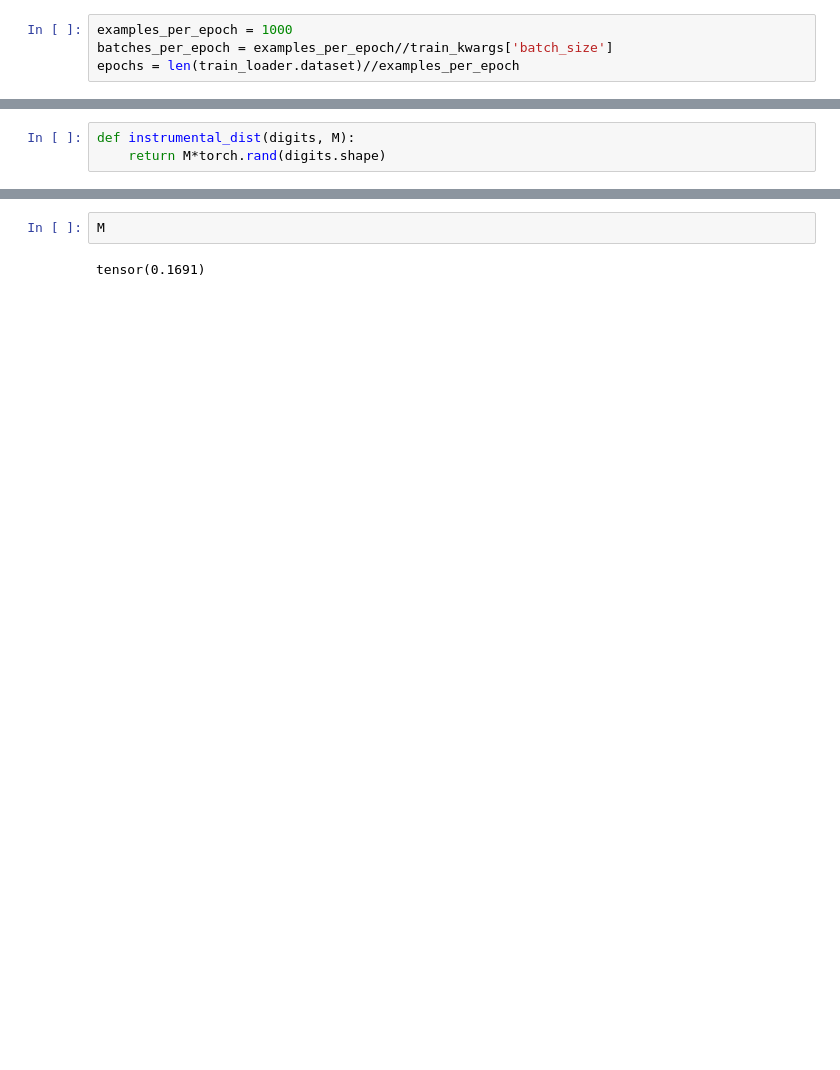
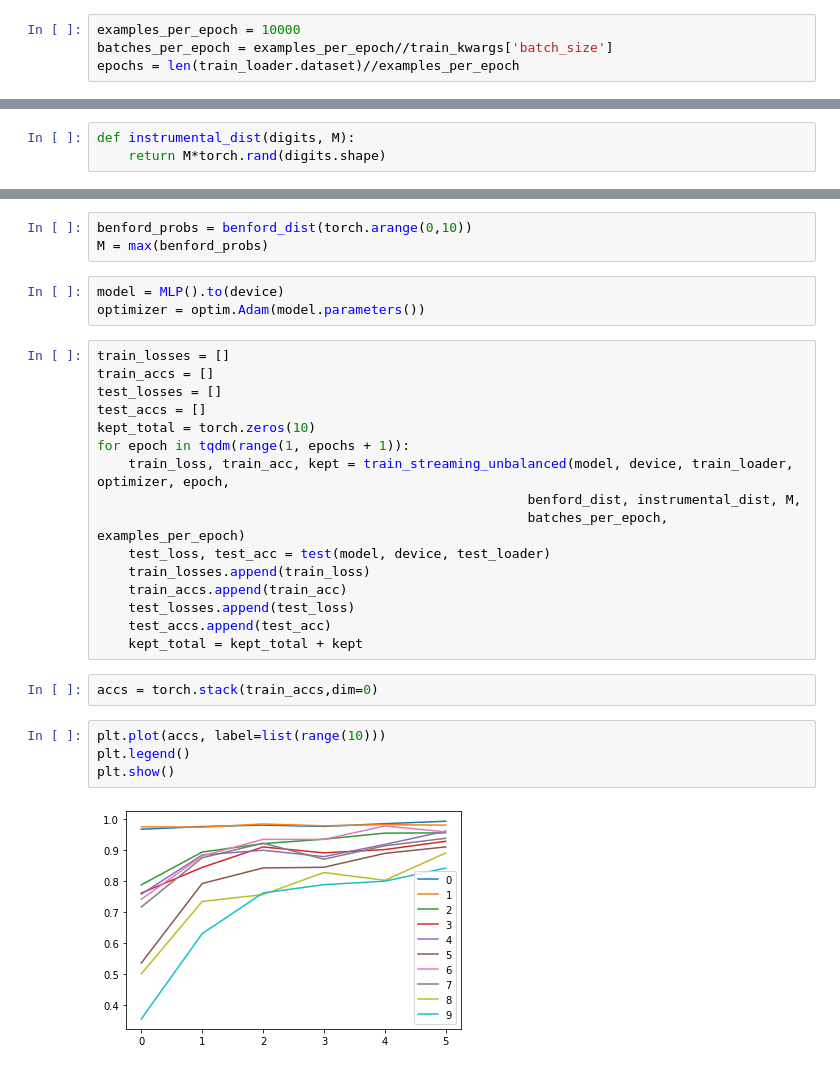
Before and after one commit to akshay-jaggi/novelty, a Jupyter notebook: notebooks/01_basic_model.ipynb, the cells around one changed output, grey strips where cells are left out. Drawn from its saved outputs; the diff is of its cells as text; blank space fills up the shorter version.

```diff
--- a/notebooks/01_basic_model.ipynb
+++ b/notebooks/01_basic_model.ipynb
@@ -110,7 +106,7 @@ plt.show()
 # %% [markdown]
 In a datastreaming context, we assume that the model can only see each of the 60000 training examples once. Therefore, we'd like to maximize the information gain from each training example. We'll still use 10 epochs, but each epoch will only be 10000 examples.
 # %%
-examples_per_epoch = 1000
+examples_per_epoch = 10000
 batches_per_epoch = examples_per_epoch//train_kwargs['batch_size']
 epochs = len(train_loader.dataset)//examples_per_epoch
 # %%
@@ -193,4 +201,30 @@ tensor([5923, 3890, 2476, 1996, 1602, 1214, 1139, 1031,  928,  855])
-# %%
-M
-# %% [output]
-tensor(0.1691)
+# %%
+benford_probs = benford_dist(torch.arange(0,10))
+M = max(benford_probs)
+# %%
+model = MLP().to(device)
+optimizer = optim.Adam(model.parameters())
+# %%
+train_losses = []
+train_accs = []
+test_losses = []
+test_accs = []
+kept_total = torch.zeros(10)
+for epoch in tqdm(range(1, epochs + 1)):
+    train_loss, train_acc, kept = train_streaming_unbalanced(model, device, train_loader, optimizer, epoch,
+                                                       benford_dist, instrumental_dist, M,
+                                                       batches_per_epoch, examples_per_epoch)
+    test_loss, test_acc = test(model, device, test_loader)
+    train_losses.append(train_loss)
+    train_accs.append(train_acc)
+    test_losses.append(test_loss)
+    test_accs.append(test_acc)
+    kept_total = kept_total + kept
+# %%
+accs = torch.stack(train_accs,dim=0)
+# %%
+plt.plot(accs, label=list(range(10)))
+plt.legend()
+plt.show()
+# %% [output]
+[figure, added]
```
Also changed, not shown: parts of 9 cells of this notebook.
